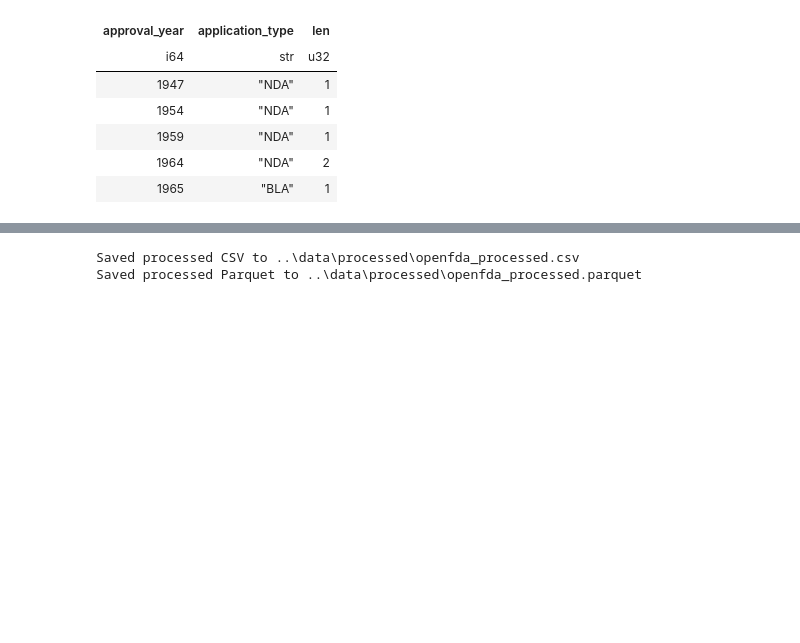
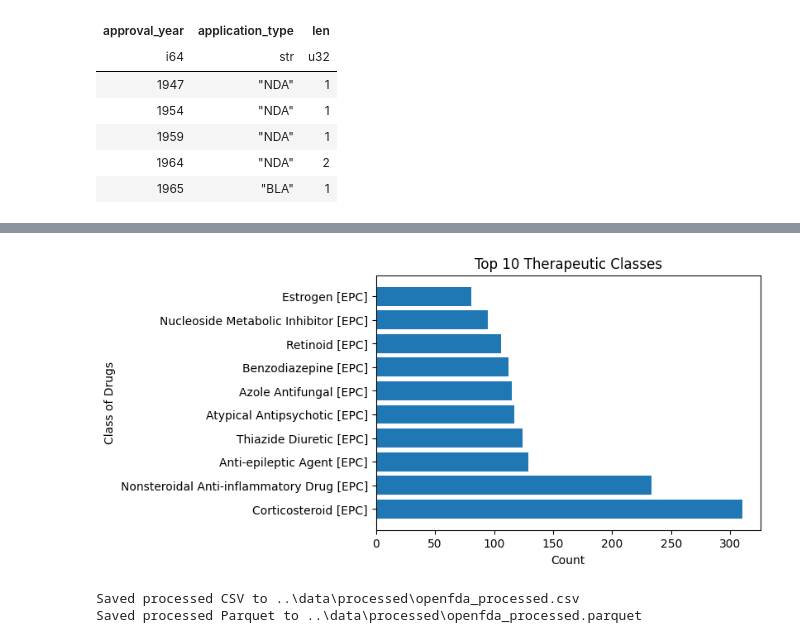
Before and after one commit to WuIlxy/245-Project, a Jupyter notebook: OpenFDA_Preprocess_EDA.ipynb, the cells around one changed output, grey strips where cells are left out. Cells and saved outputs as stored; diff of their text form; code cells hidden in the pictures; blank space fills up the shorter version.

```diff
--- a/OpenFDA_Preprocess_EDA.ipynb
+++ b/OpenFDA_Preprocess_EDA.ipynb
@@ -293,0 +311,11 @@ plt.show()
+# %%
+top_classes = (
+    df_clean
+    .filter(pl.col("therapeutic_class_epc").is_not_null())
+    .group_by("therapeutic_class_epc")
+    .len()
+    .sort("len", descending=True)
+    .head(15)
+)
+
+top_classes
@@ -294,3 +353,12 @@ plt.show()
+# %%
+plt.figure(figsize=(6,4))
+plt.barh(top_classes[:10]["therapeutic_class_epc"], top_classes[:10]["len"])
+plt.title("Top 10 Therapeutic Classes")
+plt.xlabel("Count")
+plt.ylabel("Class of Drugs")
+plt.show()
+# %% [output]
+[figure, added]
 # %%
 processed_csv_path = PROCESSED_DATA_DIR / "openfda_processed.csv"
 processed_parquet_path = PROCESSED_DATA_DIR / "openfda_processed.parquet"
```
Also changed, not shown: parts of 9 cells of this notebook, 1 other file.
